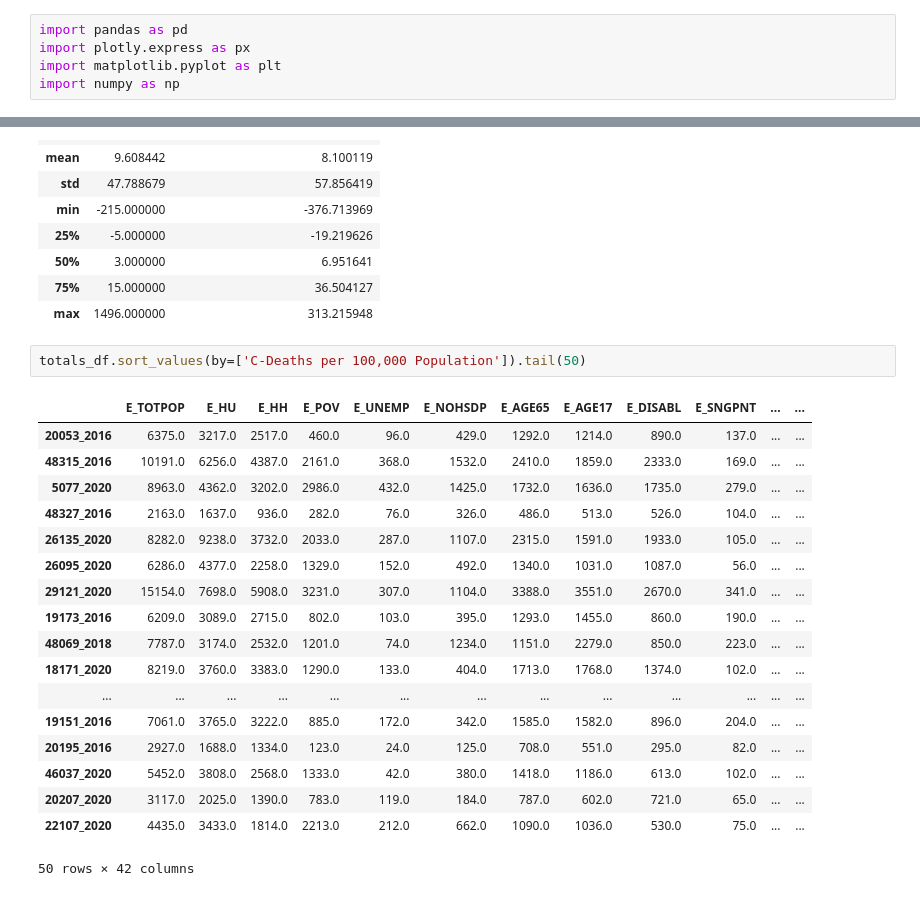
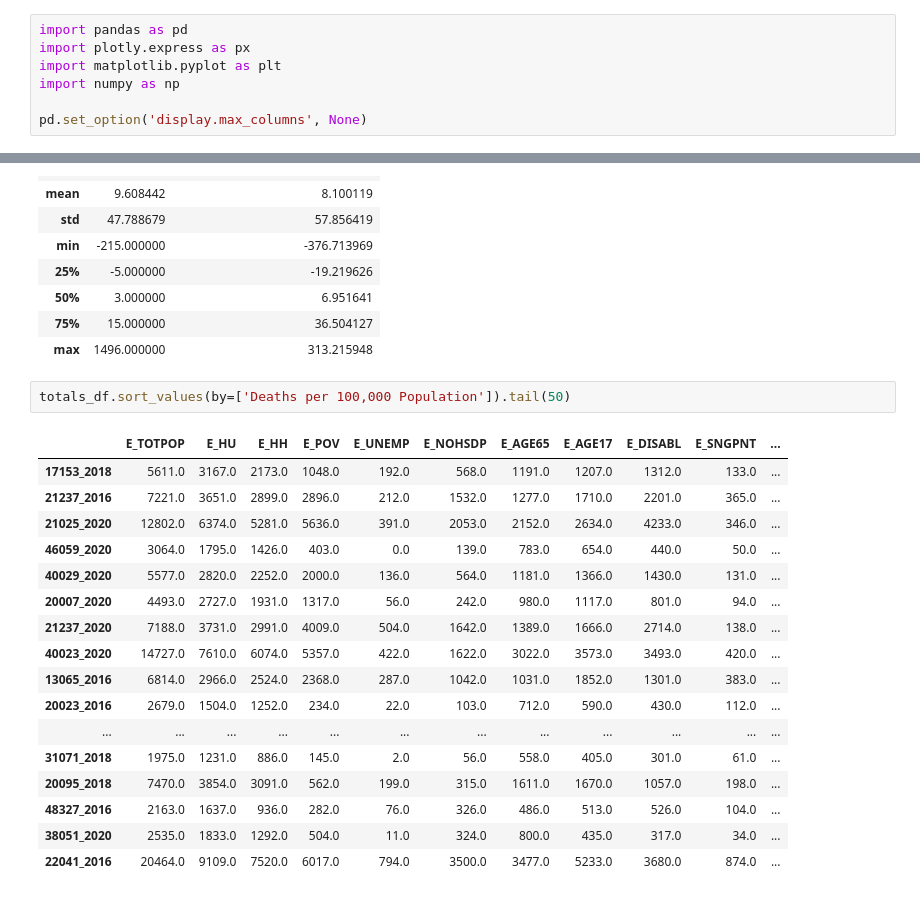
Before and after one commit to alex-keigley/Investigating-SVI-and-Heart-Related-Deaths, a Jupyter notebook: visualizations.ipynb, the cells around one changed output, grey strips where cells are left out. Cells and saved outputs as stored; diff of their text form.

```diff
--- a/visualizations.ipynb
+++ b/visualizations.ipynb
@@ -3,6 +3,8 @@ import pandas as pd
 import plotly.express as px
 import matplotlib.pyplot as plt
 import numpy as np
+
+pd.set_option('display.max_columns', None)
 # %% [markdown]
 # State-Level Viszualizations
 # %%
@@ -215,23 +216,22 @@ totals_df[['C-Deaths', 'C-Deaths per 100,000 Population']].describe()
 | 75% | 15.000000 | 36.504127 |
 | max | 1496.000000 | 313.215948 |
 # %%
-totals_df.sort_values(by=['C-Deaths per 100,000 Population']).tail(50)
+totals_df.sort_values(by=['Deaths per 100,000 Population']).tail(50)
 # %% [output]
-|  | E_TOTPOP | E_HU | E_HH | E_POV | E_UNEMP | E_NOHSDP | E_AGE65 | E_AGE17 | E_DISABL | E_SNGPNT | ... | ... |
-| 20053_2016 | 6375.0 | 3217.0 | 2517.0 | 460.0 | 96.0 | 429.0 | 1292.0 | 1214.0 | 890.0 | 137.0 | ... | ... |
-| 48315_2016 | 10191.0 | 6256.0 | 4387.0 | 2161.0 | 368.0 | 1532.0 | 2410.0 | 1859.0 | 2333.0 | 169.0 | ... | ... |
-| 5077_2020 | 8963.0 | 4362.0 | 3202.0 | 2986.0 | 432.0 | 1425.0 | 1732.0 | 1636.0 | 1735.0 | 279.0 | ... | ... |
-| 48327_2016 | 2163.0 | 1637.0 | 936.0 | 282.0 | 76.0 | 326.0 | 486.0 | 513.0 | 526.0 | 104.0 | ... | ... |
-| 26135_2020 | 8282.0 | 9238.0 | 3732.0 | 2033.0 | 287.0 | 1107.0 | 2315.0 | 1591.0 | 1933.0 | 105.0 | ... | ... |
-| 26095_2020 | 6286.0 | 4377.0 | 2258.0 | 1329.0 | 152.0 | 492.0 | 1340.0 | 1031.0 | 1087.0 | 56.0 | ... | ... |
-| 29121_2020 | 15154.0 | 7698.0 | 5908.0 | 3231.0 | 307.0 | 1104.0 | 3388.0 | 3551.0 | 2670.0 | 341.0 | ... | ... |
-| 19173_2016 | 6209.0 | 3089.0 | 2715.0 | 802.0 | 103.0 | 395.0 | 1293.0 | 1455.0 | 860.0 | 190.0 | ... | ... |
-| 48069_2018 | 7787.0 | 3174.0 | 2532.0 | 1201.0 | 74.0 | 1234.0 | 1151.0 | 2279.0 | 850.0 | 223.0 | ... | ... |
-| 18171_2020 | 8219.0 | 3760.0 | 3383.0 | 1290.0 | 133.0 | 404.0 | 1713.0 | 1768.0 | 1374.0 | 102.0 | ... | ... |
-| ... | ... | ... | ... | ... | ... | ... | ... | ... | ... | ... | ... | ... |
-| 19151_2016 | 7061.0 | 3765.0 | 3222.0 | 885.0 | 172.0 | 342.0 | 1585.0 | 1582.0 | 896.0 | 204.0 | ... | ... |
-| 20195_2016 | 2927.0 | 1688.0 | 1334.0 | 123.0 | 24.0 | 125.0 | 708.0 | 551.0 | 295.0 | 82.0 | ... | ... |
-| 46037_2020 | 5452.0 | 3808.0 | 2568.0 | 1333.0 | 42.0 | 380.0 | 1418.0 | 1186.0 | 613.0 | 102.0 | ... | ... |
-| 20207_2020 | 3117.0 | 2025.0 | 1390.0 | 783.0 | 119.0 | 184.0 | 787.0 | 602.0 | 721.0 | 65.0 | ... | ... |
-| 22107_2020 | 4435.0 | 3433.0 | 1814.0 | 2213.0 | 212.0 | 662.0 | 1090.0 | 1036.0 | 530.0 | 75.0 | ... | ... |
+|  | E_TOTPOP | E_HU | E_HH | E_POV | E_UNEMP | E_NOHSDP | E_AGE65 | E_AGE17 | E_DISABL | E_SNGPNT | ... |
+| 17153_2018 | 5611.0 | 3167.0 | 2173.0 | 1048.0 | 192.0 | 568.0 | 1191.0 | 1207.0 | 1312.0 | 133.0 | ... |
+| 21237_2016 | 7221.0 | 3651.0 | 2899.0 | 2896.0 | 212.0 | 1532.0 | 1277.0 | 1710.0 | 2201.0 | 365.0 | ... |
+| 21025_2020 | 12802.0 | 6374.0 | 5281.0 | 5636.0 | 391.0 | 2053.0 | 2152.0 | 2634.0 | 4233.0 | 346.0 | ... |
+| 46059_2020 | 3064.0 | 1795.0 | 1426.0 | 403.0 | 0.0 | 139.0 | 783.0 | 654.0 | 440.0 | 50.0 | ... |
+| 40029_2020 | 5577.0 | 2820.0 | 2252.0 | 2000.0 | 136.0 | 564.0 | 1181.0 | 1366.0 | 1430.0 | 131.0 | ... |
+| 20007_2020 | 4493.0 | 2727.0 | 1931.0 | 1317.0 | 56.0 | 242.0 | 980.0 | 1117.0 | 801.0 | 94.0 | ... |
+| 21237_2020 | 7188.0 | 3731.0 | 2991.0 | 4009.0 | 504.0 | 1642.0 | 1389.0 | 1666.0 | 2714.0 | 138.0 | ... |
+| 40023_2020 | 14727.0 | 7610.0 | 6074.0 | 5357.0 | 422.0 | 1622.0 | 3022.0 | 3573.0 | 3493.0 | 420.0 | ... |
+| 13065_2016 | 6814.0 | 2966.0 | 2524.0 | 2368.0 | 287.0 | 1042.0 | 1031.0 | 1852.0 | 1301.0 | 383.0 | ... |
+| 20023_2016 | 2679.0 | 1504.0 | 1252.0 | 234.0 | 22.0 | 103.0 | 712.0 | 590.0 | 430.0 | 112.0 | ... |
+| ... | ... | ... | ... | ... | ... | ... | ... | ... | ... | ... | ... |
+| 31071_2018 | 1975.0 | 1231.0 | 886.0 | 145.0 | 2.0 | 56.0 | 558.0 | 405.0 | 301.0 | 61.0 | ... |
+| 20095_2018 | 7470.0 | 3854.0 | 3091.0 | 562.0 | 199.0 | 315.0 | 1611.0 | 1670.0 | 1057.0 | 198.0 | ... |
+| 48327_2016 | 2163.0 | 1637.0 | 936.0 | 282.0 | 76.0 | 326.0 | 486.0 | 513.0 | 526.0 | 104.0 | ... |
+| 38051_2020 | 2535.0 | 1833.0 | 1292.0 | 504.0 | 11.0 | 324.0 | 800.0 | 435.0 | 317.0 | 34.0 | ... |
+| 22041_2016 | 20464.0 | 9109.0 | 7520.0 | 6017.0 | 794.0 | 3500.0 | 3477.0 | 5233.0 | 3680.0 | 874.0 | ... |
-50 rows × 42 columns
```
Also changed, not shown: parts of 1 cell of this notebook, 2 other files.
